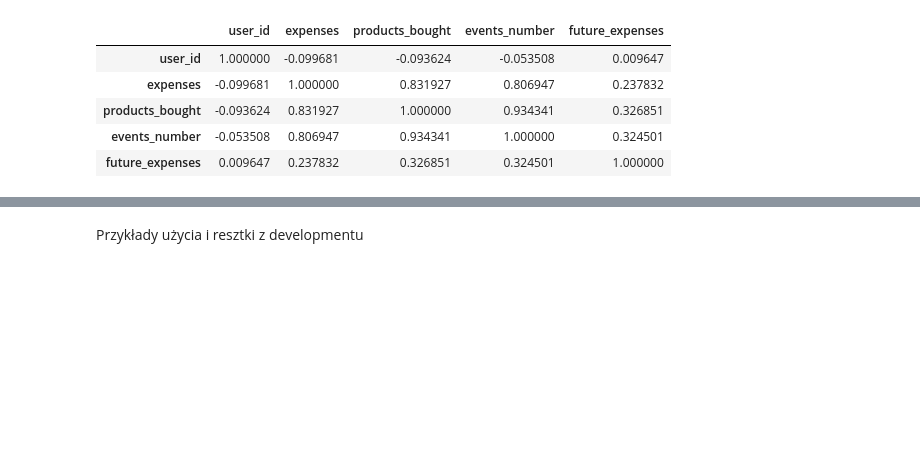
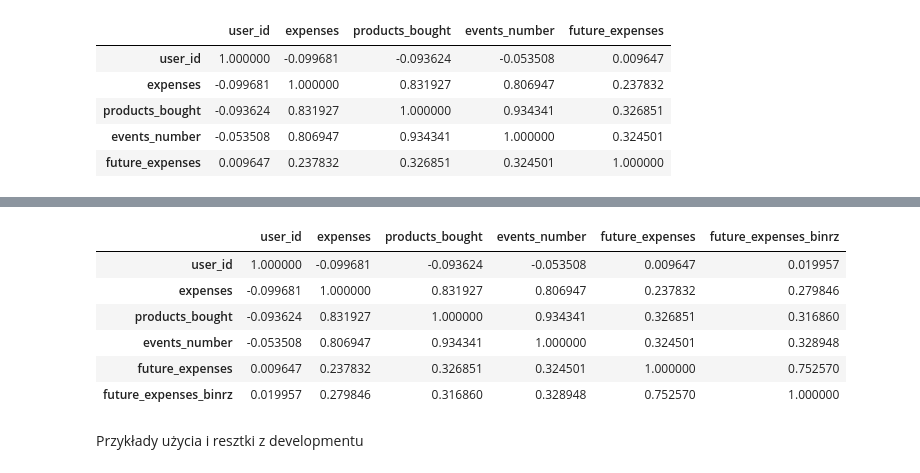
Before and after one commit to Robak132/IUM, a Jupyter notebook: notebooks/session_extraction.ipynb, the cells around one changed output, grey strips where cells are left out. Saved outputs shown, nothing was run; the diff lists cells and outputs as text; code cells hidden in the pictures; blank space fills up the shorter version.

```diff
--- a/notebooks/session_extraction.ipynb
+++ b/notebooks/session_extraction.ipynb
@@ -283,3 +285,13 @@ extracted_train
+# %%
+wichtige_tabelle.corr()
+# %% [output]
+|  | user_id | expenses | products_bought | events_number | future_expenses | future_expenses_binrz |
+| user_id | 1.000000 | -0.099681 | -0.093624 | -0.053508 | 0.009647 | 0.019957 |
+| expenses | -0.099681 | 1.000000 | 0.831927 | 0.806947 | 0.237832 | 0.279846 |
+| products_bought | -0.093624 | 0.831927 | 1.000000 | 0.934341 | 0.326851 | 0.316860 |
+| events_number | -0.053508 | 0.806947 | 0.934341 | 1.000000 | 0.324501 | 0.328948 |
+| future_expenses | 0.009647 | 0.237832 | 0.326851 | 0.324501 | 1.000000 | 0.752570 |
+| future_expenses_binrz | 0.019957 | 0.279846 | 0.316860 | 0.328948 | 0.752570 | 1.000000 |
 # %% [markdown]
 Przykłady użycia i resztki z developmentu
 # %%
```
Also changed, not shown: parts of 3 cells of this notebook.
